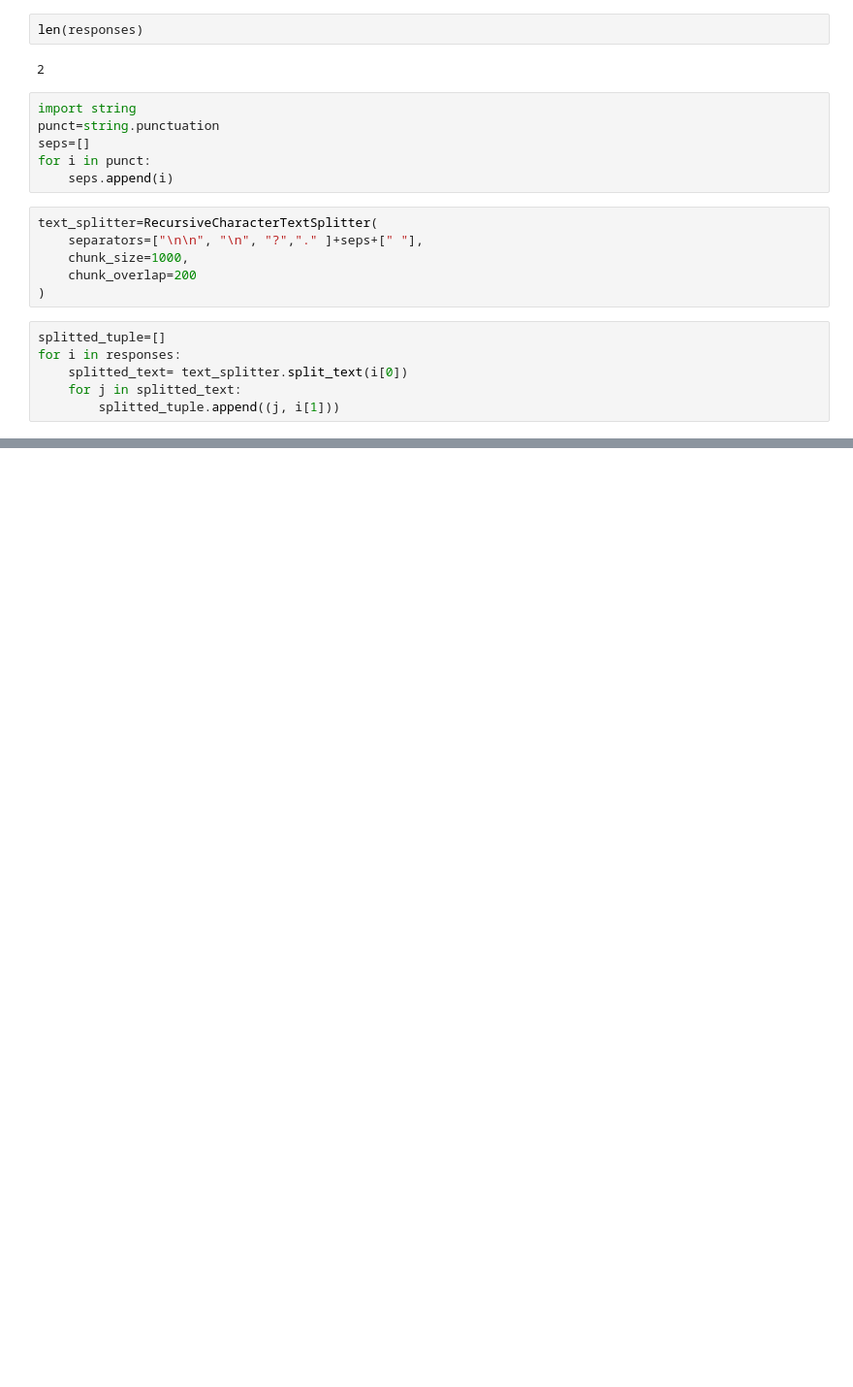
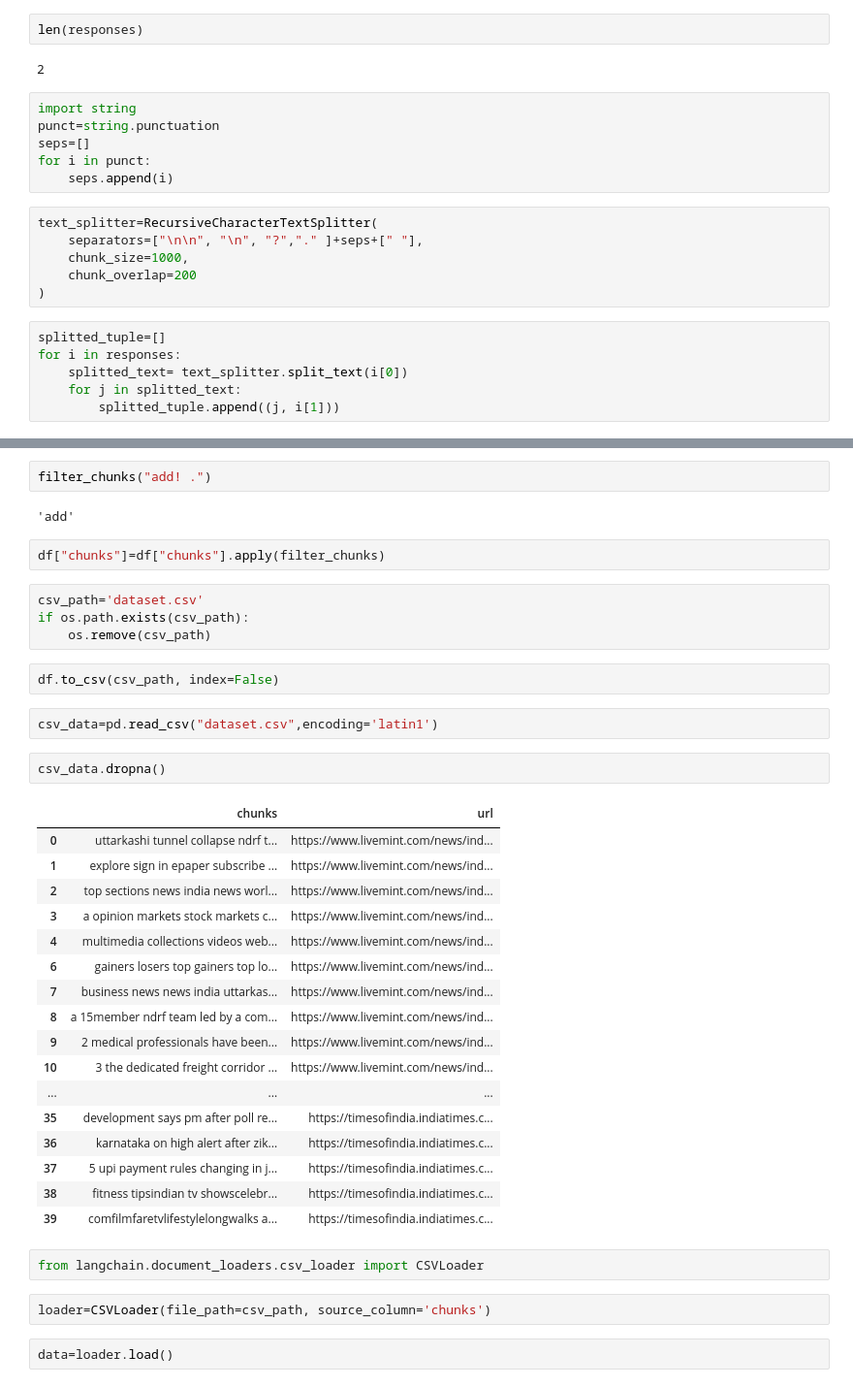
Before and after one commit to Aakanshi-Sharma/News-bot, a Jupyter notebook: model.ipynb, the cells around one changed output, grey strips where cells are left out. Shown at 97% size. Drawn from its saved outputs; the diff is of its cells as text; blank space fills up the shorter version.

```diff
--- a/model.ipynb
+++ b/model.ipynb
@@ -77,0 +77,40 @@ AttributeError: 'dict' object has no attribute 'page_content'
+# %%
+filter_chunks("add! .")
+# %% [output]
+'add'
+# %%
+df["chunks"]=df["chunks"].apply(filter_chunks)
+# %%
+csv_path='dataset.csv'
+if os.path.exists(csv_path):
+    os.remove(csv_path)
+# %%
+df.to_csv(csv_path, index=False)
+# %%
+csv_data=pd.read_csv("dataset.csv",encoding='latin1')
+# %%
+csv_data.dropna()
+# %% [output]
+|  | chunks | url |
+| 0 | uttarkashi tunnel collapse ndrf t... | https://www.livemint.com/news/ind... |
+| 1 | explore sign in epaper subscribe ... | https://www.livemint.com/news/ind... |
+| 2 | top sections news india news worl... | https://www.livemint.com/news/ind... |
+| 3 | a opinion markets stock markets c... | https://www.livemint.com/news/ind... |
+| 4 | multimedia collections videos web... | https://www.livemint.com/news/ind... |
+| 6 | gainers losers top gainers top lo... | https://www.livemint.com/news/ind... |
+| 7 | business news news india uttarkas... | https://www.livemint.com/news/ind... |
+| 8 | a 15member ndrf team led by a com... | https://www.livemint.com/news/ind... |
+| 9 | 2 medical professionals have been... | https://www.livemint.com/news/ind... |
+| 10 | 3 the dedicated freight corridor ... | https://www.livemint.com/news/ind... |
+| ... | ... | ... |
+| 35 | development says pm after poll re... | https://timesofindia.indiatimes.c... |
+| 36 | karnataka on high alert after zik... | https://timesofindia.indiatimes.c... |
+| 37 | 5 upi payment rules changing in j... | https://timesofindia.indiatimes.c... |
+| 38 | fitness tipsindian tv showscelebr... | https://timesofindia.indiatimes.c... |
+| 39 | comfilmfaretvlifestylelongwalks a... | https://timesofindia.indiatimes.c... |
+# %%
+from langchain.document_loaders.csv_loader import CSVLoader
+# %%
+loader=CSVLoader(file_path=csv_path, source_column='chunks')
+# %%
+data=loader.load()
```
Also changed, not shown: parts of 13 cells of this notebook, 4 other files.
